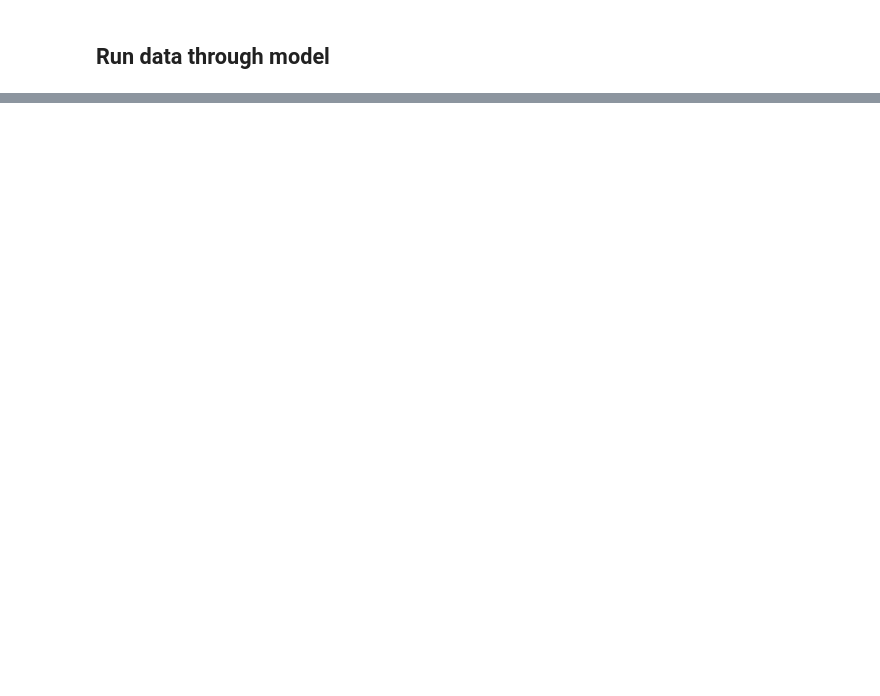
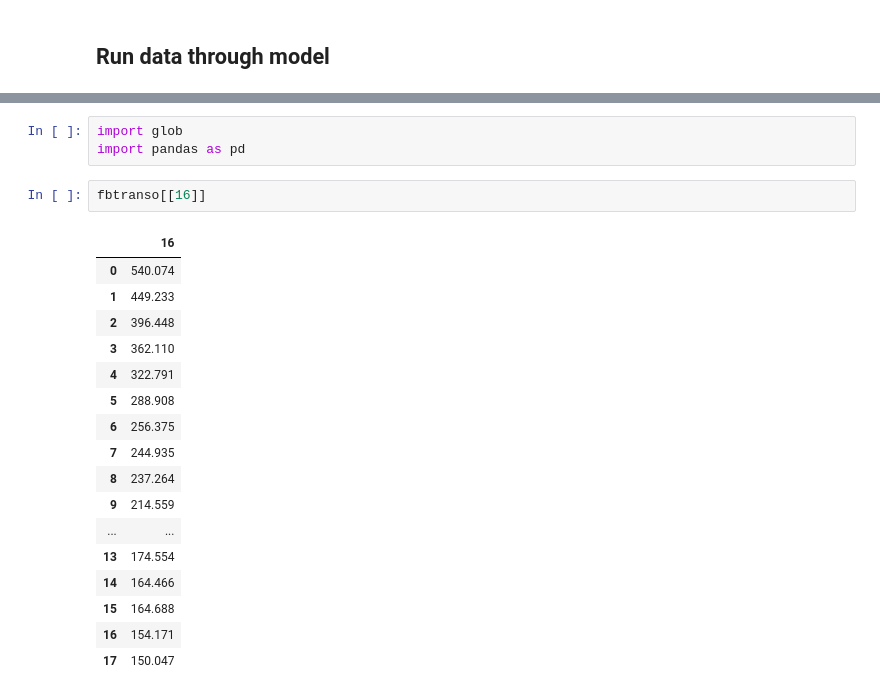
Before and after one commit to X-Mechanics/devastator, a Jupyter notebook: sandbox.ipynb, the cells around one changed output, grey strips where cells are left out. Cells and saved outputs as stored; diff of their text form; blank space fills up the shorter version.

```diff
--- a/sandbox.ipynb
+++ b/sandbox.ipynb
@@ -167,0 +222,23 @@ output['mems']
+# %%
+import glob
+import pandas as pd
+# %%
+fbtranso[[16]]
+# %% [output]
+|  | 16 |
+| 0 | 540.074 |
+| 1 | 449.233 |
+| 2 | 396.448 |
+| 3 | 362.110 |
+| 4 | 322.791 |
+| 5 | 288.908 |
+| 6 | 256.375 |
+| 7 | 244.935 |
+| 8 | 237.264 |
+| 9 | 214.559 |
+| ... | ... |
+| 13 | 174.554 |
+| 14 | 164.466 |
+| 15 | 164.688 |
+| 16 | 154.171 |
+| 17 | 150.047 |
```
Also changed, not shown: parts of 16 cells of this notebook, 3 other files.
